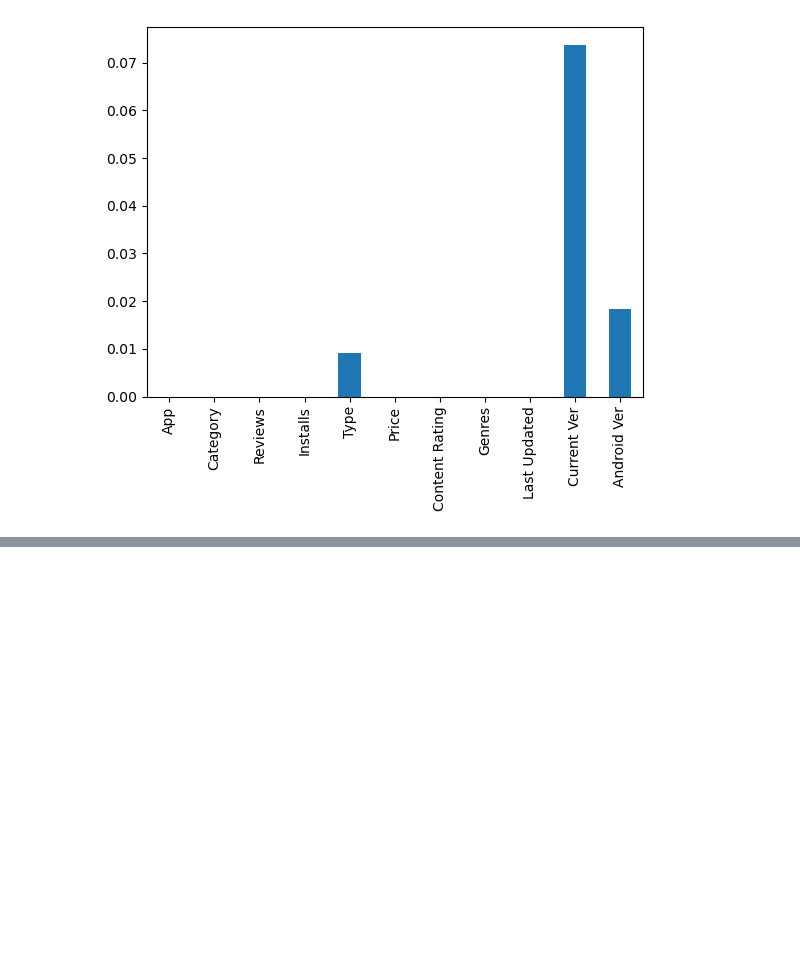
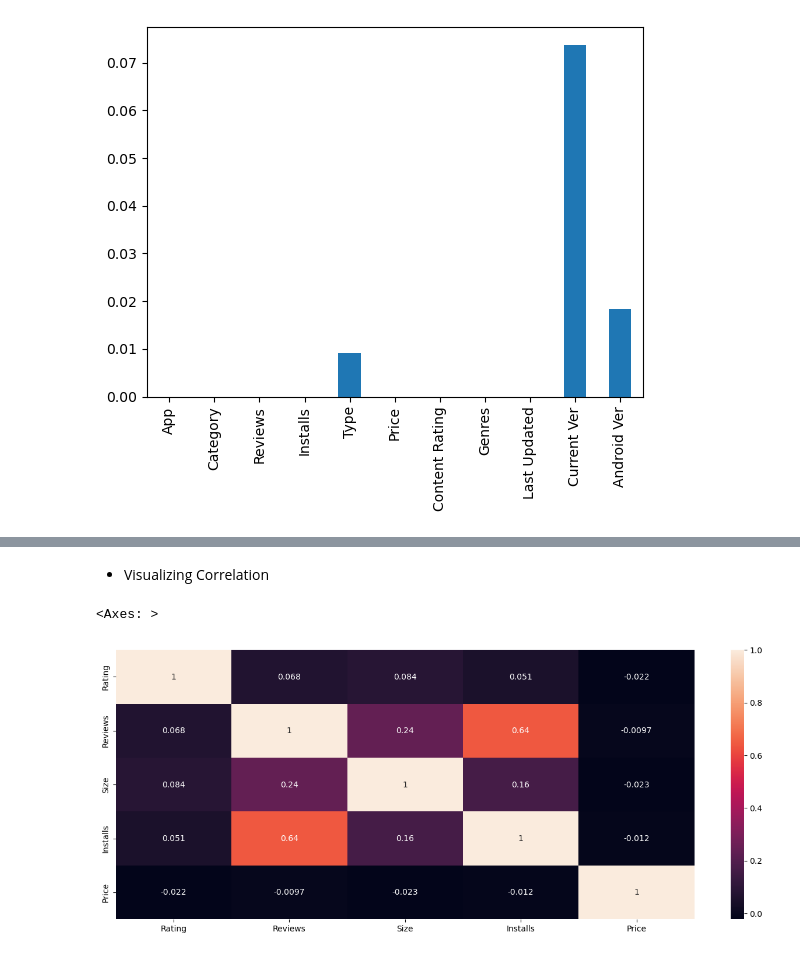
Before and after one commit to Ghazi-work/Python-Pandas, a Jupyter notebook: Kaggle_GooglePlaystoreAppEDA.ipynb, the cells around one changed output, grey strips where cells are left out. Saved outputs shown, nothing was run; the diff lists cells and outputs as text; code cells hidden in the pictures; blank space fills up the shorter version.

```diff
--- a/Kaggle_GooglePlaystoreAppEDA.ipynb
+++ b/Kaggle_GooglePlaystoreAppEDA.ipynb
@@ -475,0 +496,11 @@ missing_percentage[missing_percentage < 1].plot(kind='bar')
+# %% [markdown]
+* Visualizing Correlation
+# %%
+plt.figure(figsize=(16,6)) # Make figure size
+
+# Gathering numberic columns
+numeric_cols = ['Rating','Reviews','Size','Installs','Price']
+sns.heatmap(df[numeric_cols].corr(), annot=True) # Plotting correlation matrix
+# %% [output]
+<Axes: >
+[figure, added]
```
Also changed, not shown: parts of 19 cells of this notebook.
